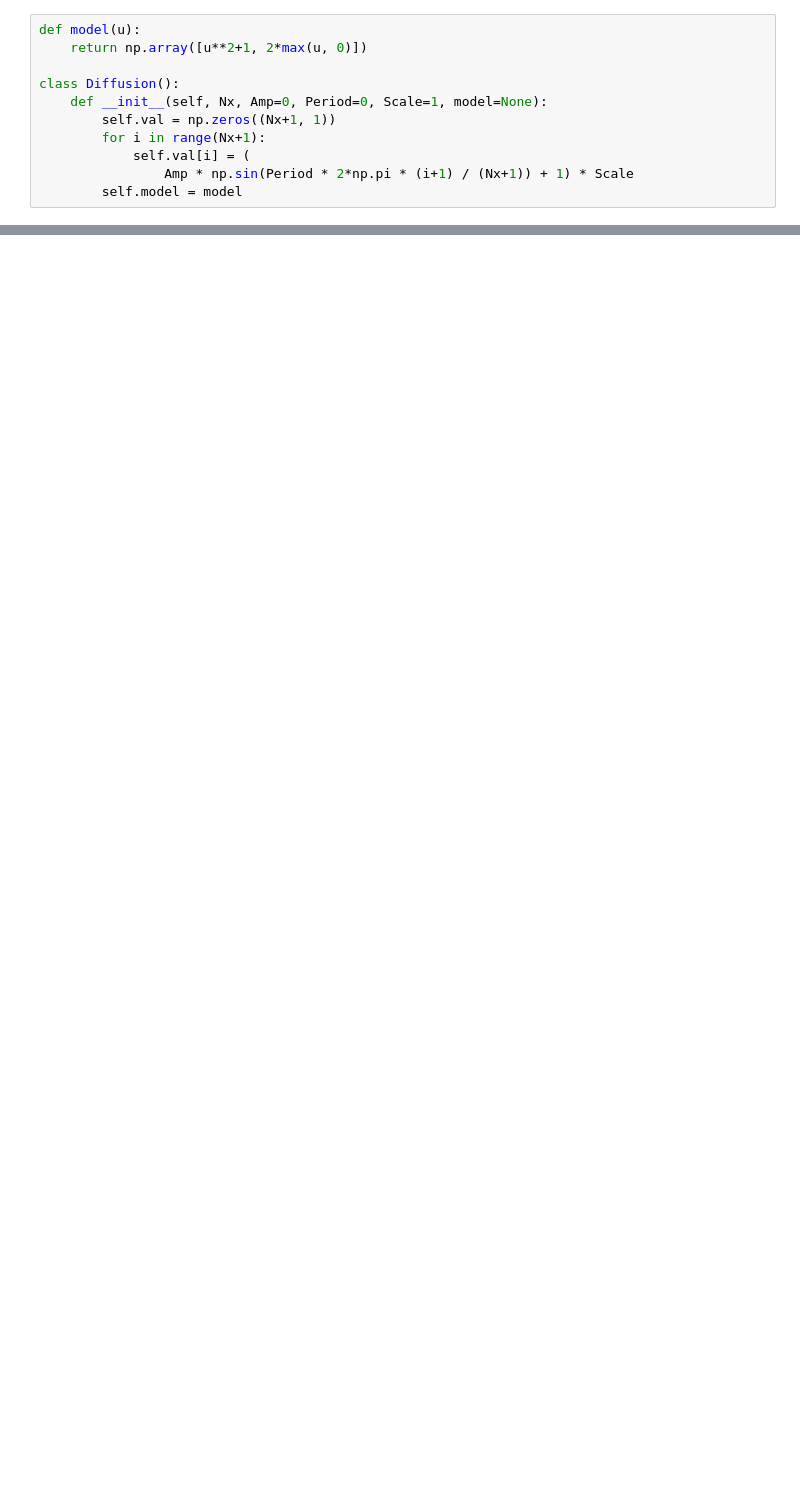
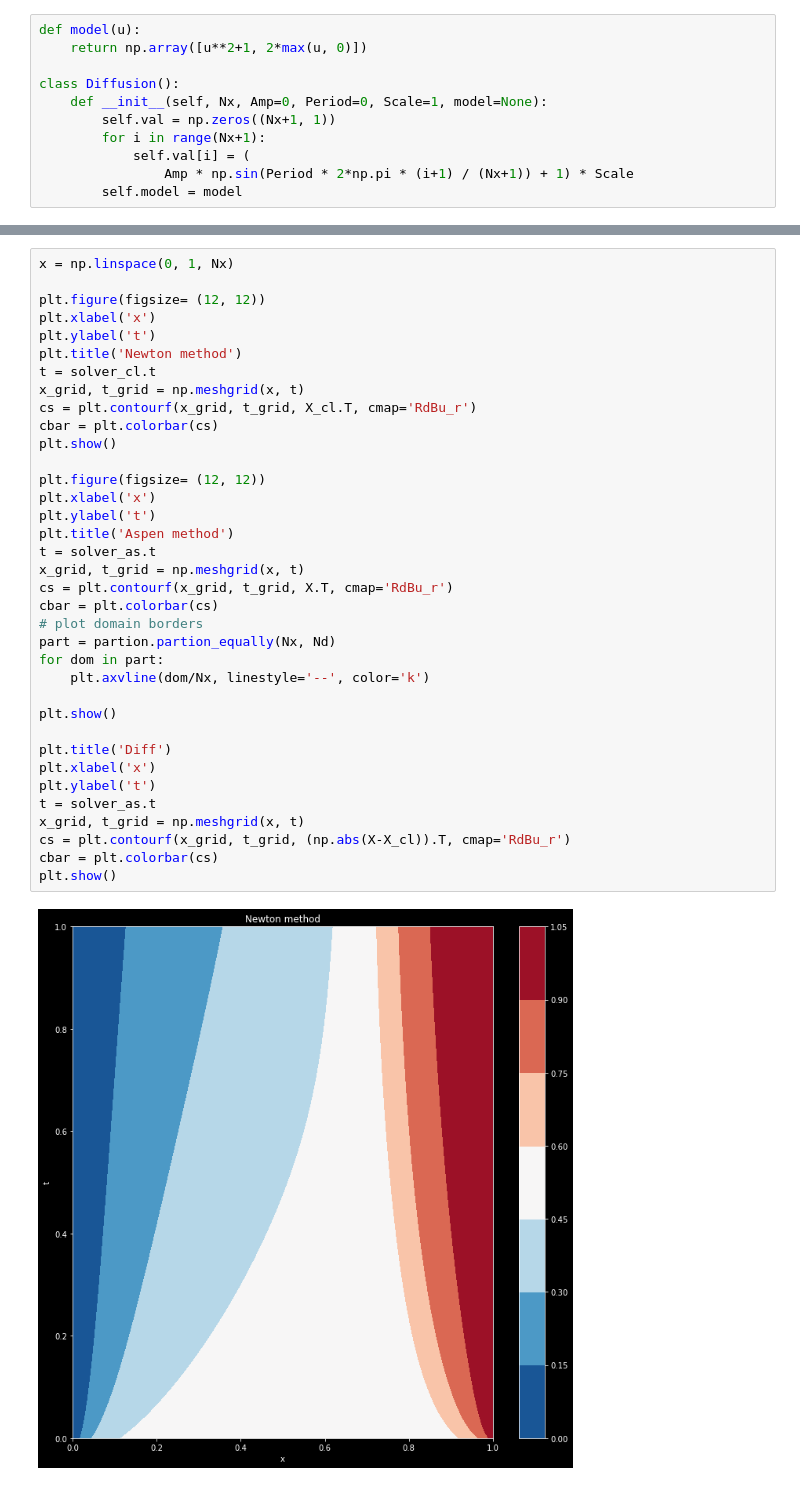
Before and after one commit to animih/aspen-study, a Jupyter notebook: solver/Test1.ipynb, the cells around one changed output, grey strips where cells are left out. Drawn from its saved outputs; the diff is of its cells as text; blank space fills up the shorter version.

```diff
--- a/solver/Test1.ipynb
+++ b/solver/Test1.ipynb
@@ -95,0 +89,38 @@ print(X, message)
+# %%
+x = np.linspace(0, 1, Nx)
+
+plt.figure(figsize= (12, 12))
+plt.xlabel('x')
+plt.ylabel('t')
+plt.title('Newton method')
+t = solver_cl.t
+x_grid, t_grid = np.meshgrid(x, t)
+cs = plt.contourf(x_grid, t_grid, X_cl.T, cmap='RdBu_r')
+cbar = plt.colorbar(cs)
+plt.show()
+
+plt.figure(figsize= (12, 12))
+plt.xlabel('x')
+plt.ylabel('t')
+plt.title('Aspen method')
+t = solver_as.t
+x_grid, t_grid = np.meshgrid(x, t)
+cs = plt.contourf(x_grid, t_grid, X.T, cmap='RdBu_r')
+cbar = plt.colorbar(cs)
+# plot domain borders
+part = partion.partion_equally(Nx, Nd)
+for dom in part:
+    plt.axvline(dom/Nx, linestyle='--', color='k')
+
+plt.show()
+
+plt.title('Diff')
+plt.xlabel('x')
+plt.ylabel('t')
+t = solver_as.t
+x_grid, t_grid = np.meshgrid(x, t)
+cs = plt.contourf(x_grid, t_grid, (np.abs(X-X_cl)).T, cmap='RdBu_r')
+cbar = plt.colorbar(cs)
+plt.show()
+# %% [output]
+[figure, added]
```
Also changed, not shown: parts of 33 cells of this notebook, 4 other files.
